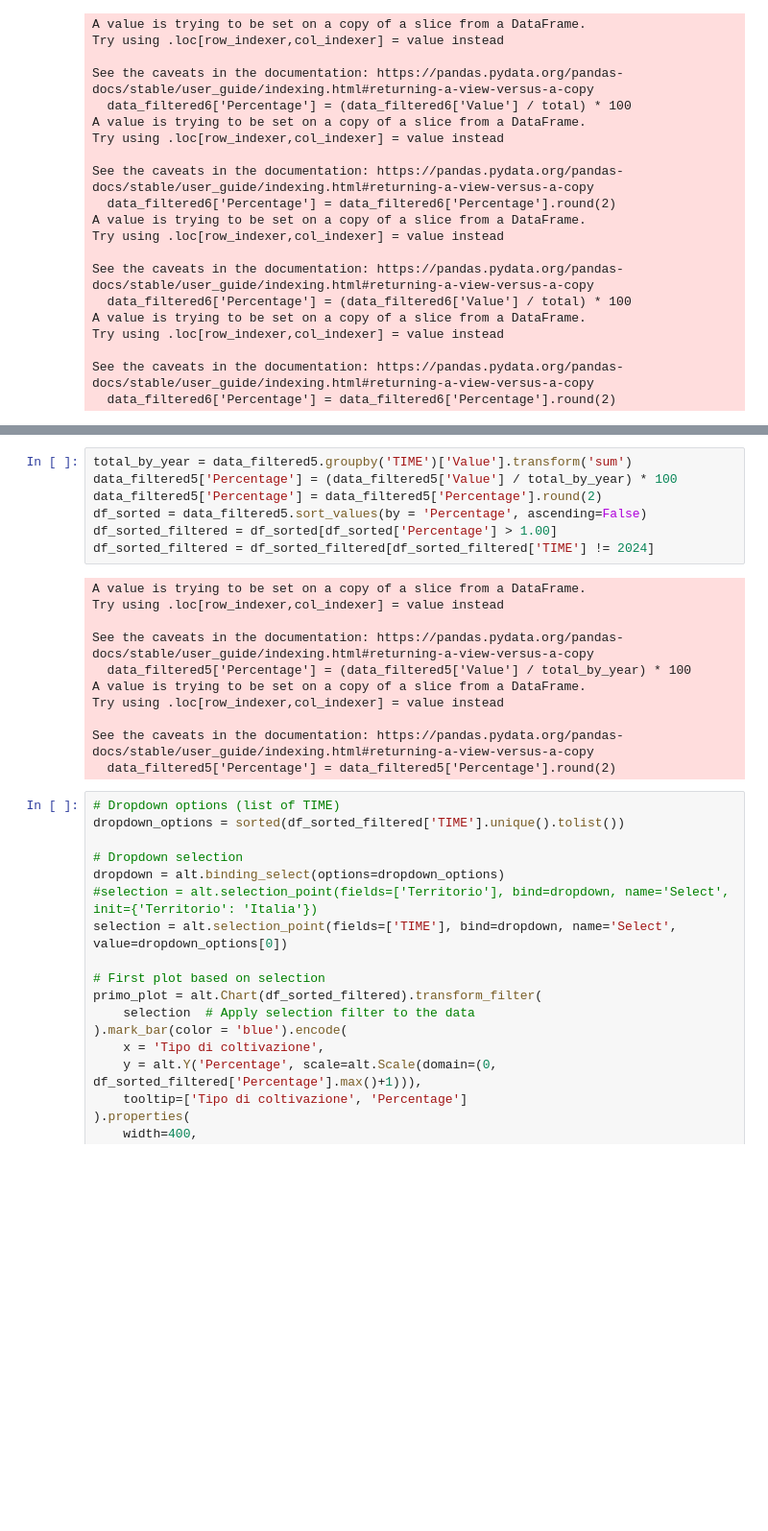
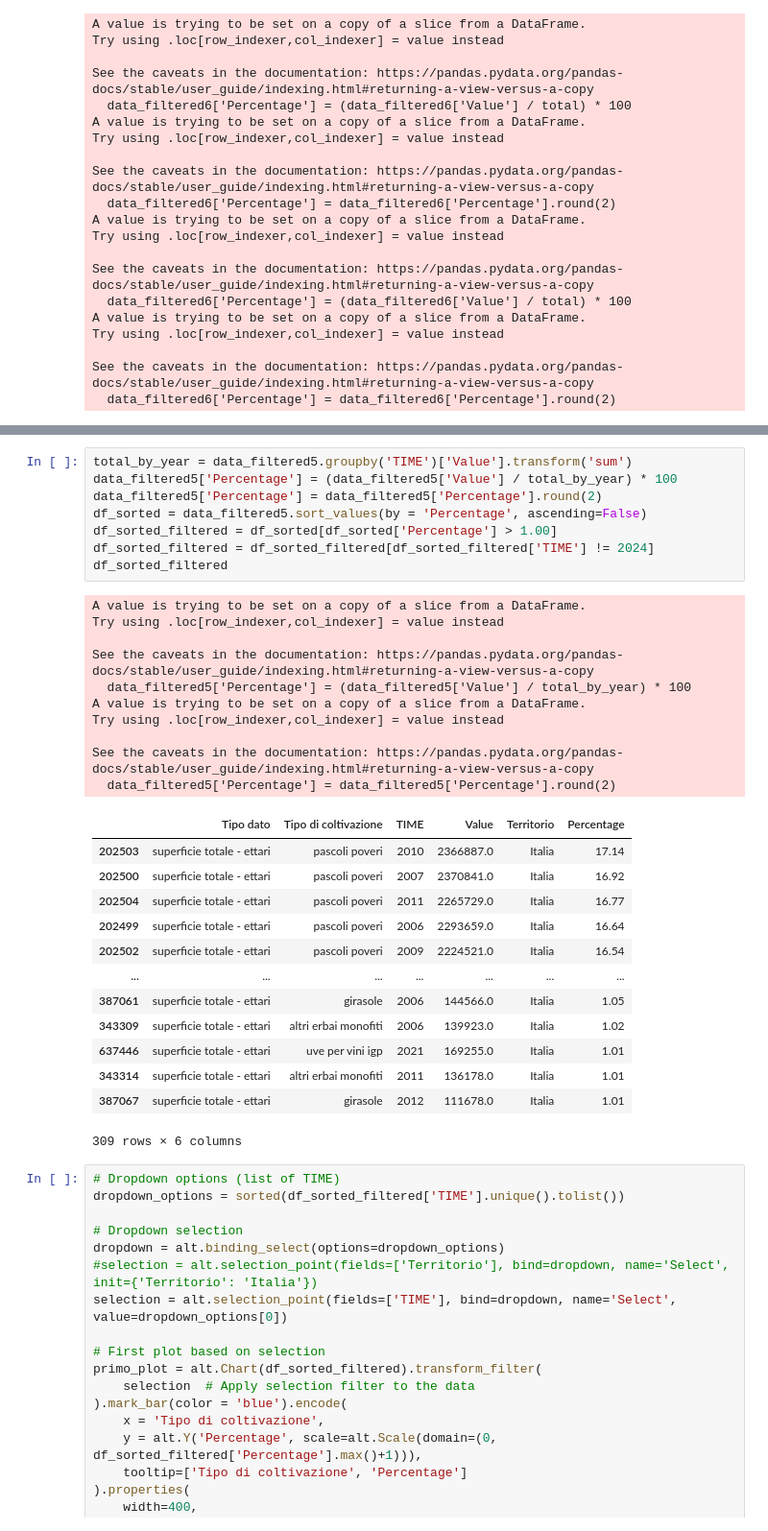
Before and after one commit to AntonioDonnangelo/italian_agriculture_and_protests_analysis, a Jupyter notebook: Data_understanding_ISTAT.ipynb, the cells around one changed output, grey strips where cells are left out. Shown at 96% size. Drawn from its saved outputs; the diff is of its cells as text; blank space fills up the shorter version.

```diff
--- a/Data_understanding_ISTAT.ipynb
+++ b/Data_understanding_ISTAT.ipynb
@@ -1110,21 +1110,35 @@ combined_chart
 # %%
 total_by_year = data_filtered5.groupby('TIME')['Value'].transform('sum')
 data_filtered5['Percentage'] = (data_filtered5['Value'] / total_by_year) * 100
 data_filtered5['Percentage'] = data_filtered5['Percentage'].round(2)
 df_sorted = data_filtered5.sort_values(by = 'Percentage', ascending=False)
 df_sorted_filtered = df_sorted[df_sorted['Percentage'] > 1.00]
 df_sorted_filtered = df_sorted_filtered[df_sorted_filtered['TIME'] != 2024]
+df_sorted_filtered
 # %% [output]
 A value is trying to be set on a copy of a slice from a DataFrame.
 Try using .loc[row_indexer,col_indexer] = value instead
 
 See the caveats in the documentation: https://pandas.pydata.org/pandas-docs/stable/user_guide/indexing.html#returning-a-view-versus-a-copy
   data_filtered5['Percentage'] = (data_filtered5['Value'] / total_by_year) * 100
 A value is trying to be set on a copy of a slice from a DataFrame.
 Try using .loc[row_indexer,col_indexer] = value instead
 
 See the caveats in the documentation: https://pandas.pydata.org/pandas-docs/stable/user_guide/indexing.html#returning-a-view-versus-a-copy
   data_filtered5['Percentage'] = data_filtered5['Percentage'].round(2)
+|  | Tipo dato | Tipo di coltivazione | TIME | Value | Territorio | Percentage |
+| 202503 | superficie totale - ettari | pascoli poveri | 2010 | 2366887.0 | Italia | 17.14 |
+| 202500 | superficie totale - ettari | pascoli poveri | 2007 | 2370841.0 | Italia | 16.92 |
+| 202504 | superficie totale - ettari | pascoli poveri | 2011 | 2265729.0 | Italia | 16.77 |
+| 202499 | superficie totale - ettari | pascoli poveri | 2006 | 2293659.0 | Italia | 16.64 |
+| 202502 | superficie totale - ettari | pascoli poveri | 2009 | 2224521.0 | Italia | 16.54 |
+| ... | ... | ... | ... | ... | ... | ... |
+| 387061 | superficie totale - ettari | girasole | 2006 | 144566.0 | Italia | 1.05 |
+| 343309 | superficie totale - ettari | altri erbai monofiti | 2006 | 139923.0 | Italia | 1.02 |
+| 637446 | superficie totale - ettari | uve per vini igp | 2021 | 169255.0 | Italia | 1.01 |
+| 343314 | superficie totale - ettari | altri erbai monofiti | 2011 | 136178.0 | Italia | 1.01 |
+| 387067 | superficie totale - ettari | girasole | 2012 | 111678.0 | Italia | 1.01 |
+309 rows × 6 columns
 # %%
 # Dropdown options (list of TIME)
 dropdown_options = sorted(df_sorted_filtered['TIME'].unique().tolist())
```
Also changed, not shown: parts of 3 cells of this notebook.
